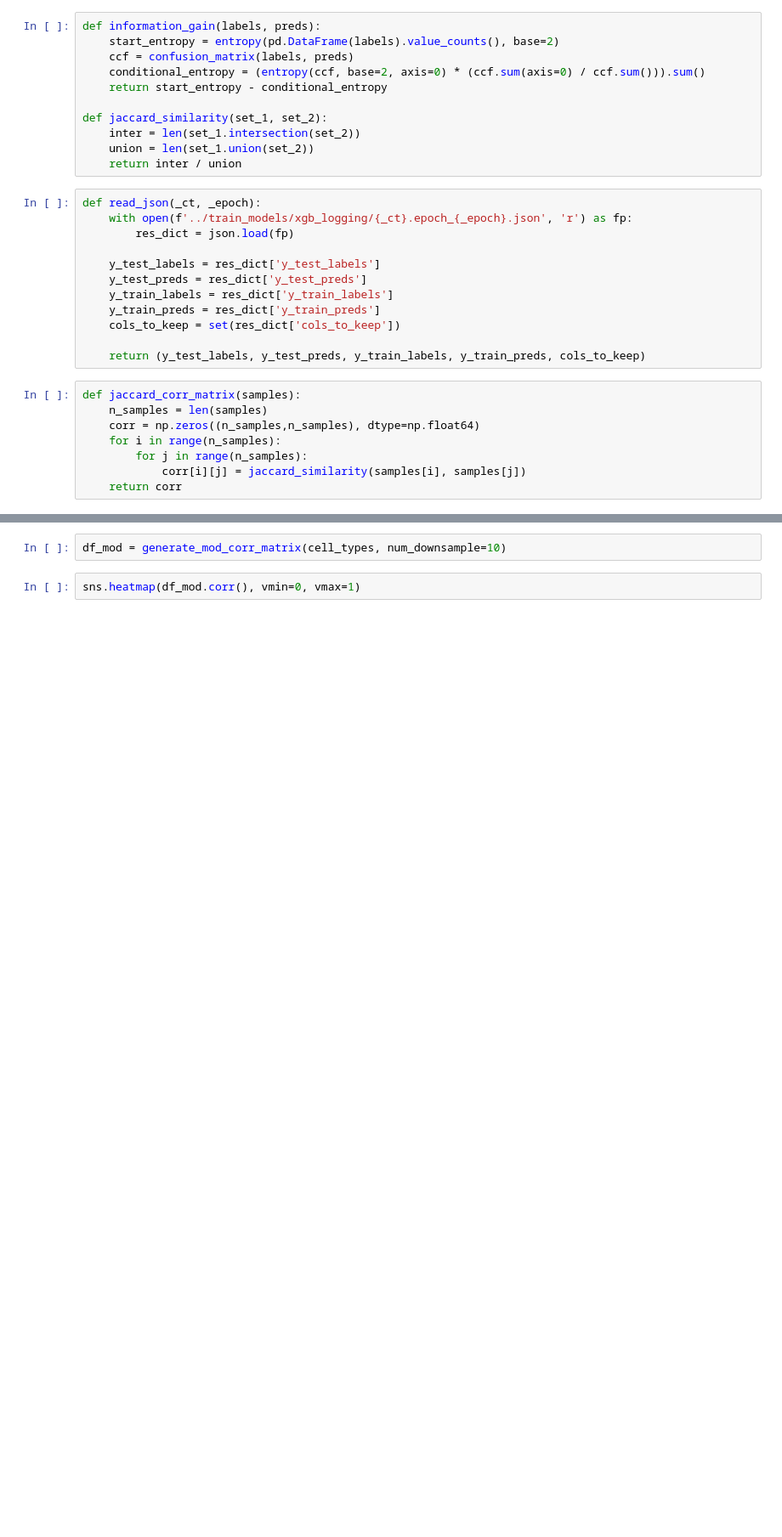
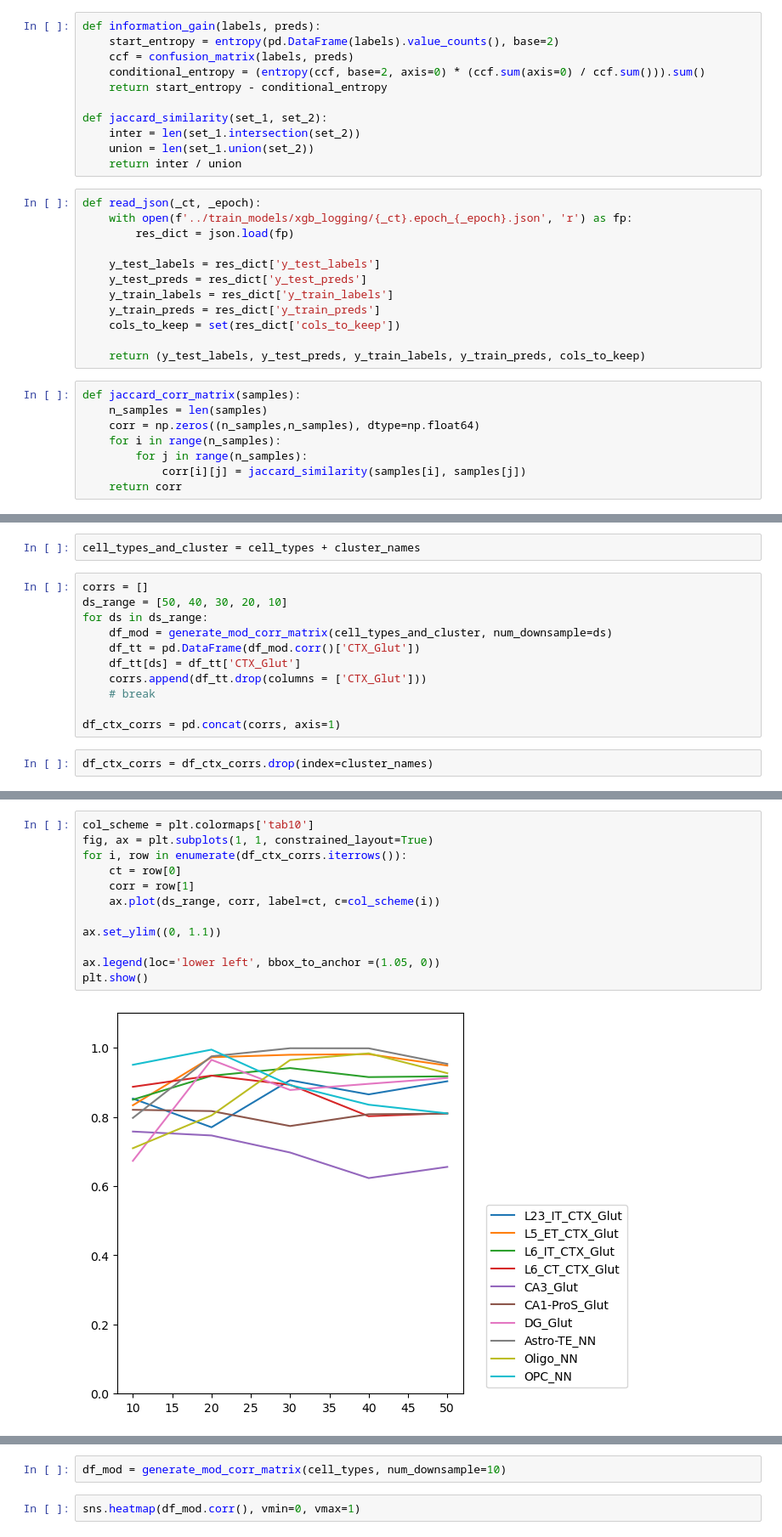
Before and after one commit to Michaelvll/aging-gene-prediction, a Jupyter notebook: ak_workspace/analyze_results/02_analyze_xgb.ipynb, the cells around one changed output, grey strips where cells are left out. Shown: that part at 85% size. Cells and saved outputs as stored; diff of their text form; blank space fills up the shorter version.

Commit message:
cluster_xgb

```diff
--- a/ak_workspace/analyze_results/02_analyze_xgb.ipynb
+++ b/ak_workspace/analyze_results/02_analyze_xgb.ipynb
@@ -118,0 +141,15 @@ def generate_mod_corr_matrix(cell_types:list, num_downsample:int|None = None):
+# %%
+cell_types_and_cluster = cell_types + cluster_names
+# %%
+corrs = []
+ds_range = [50, 40, 30, 20, 10]
+for ds in ds_range:
+    df_mod = generate_mod_corr_matrix(cell_types_and_cluster, num_downsample=ds)
+    df_tt = pd.DataFrame(df_mod.corr()['CTX_Glut'])
+    df_tt[ds] = df_tt['CTX_Glut']
+    corrs.append(df_tt.drop(columns = ['CTX_Glut']))
+    # break
+
+df_ctx_corrs = pd.concat(corrs, axis=1)
+# %%
+df_ctx_corrs = df_ctx_corrs.drop(index=cluster_names)
@@ -118,0 +160,14 @@ def generate_mod_corr_matrix(cell_types:list, num_downsample:int|None = None):
+# %%
+col_scheme = plt.colormaps['tab10']
+fig, ax = plt.subplots(1, 1, constrained_layout=True)
+for i, row in enumerate(df_ctx_corrs.iterrows()):
+    ct = row[0]
+    corr = row[1]
+    ax.plot(ds_range, corr, label=ct, c=col_scheme(i))
+
+ax.set_ylim((0, 1.1))
+
+ax.legend(loc='lower left', bbox_to_anchor =(1.05, 0))
+plt.show()
+# %% [output]
+[figure, added]
```
Also changed, not shown: parts of 17 cells of this notebook, 31 other files.
